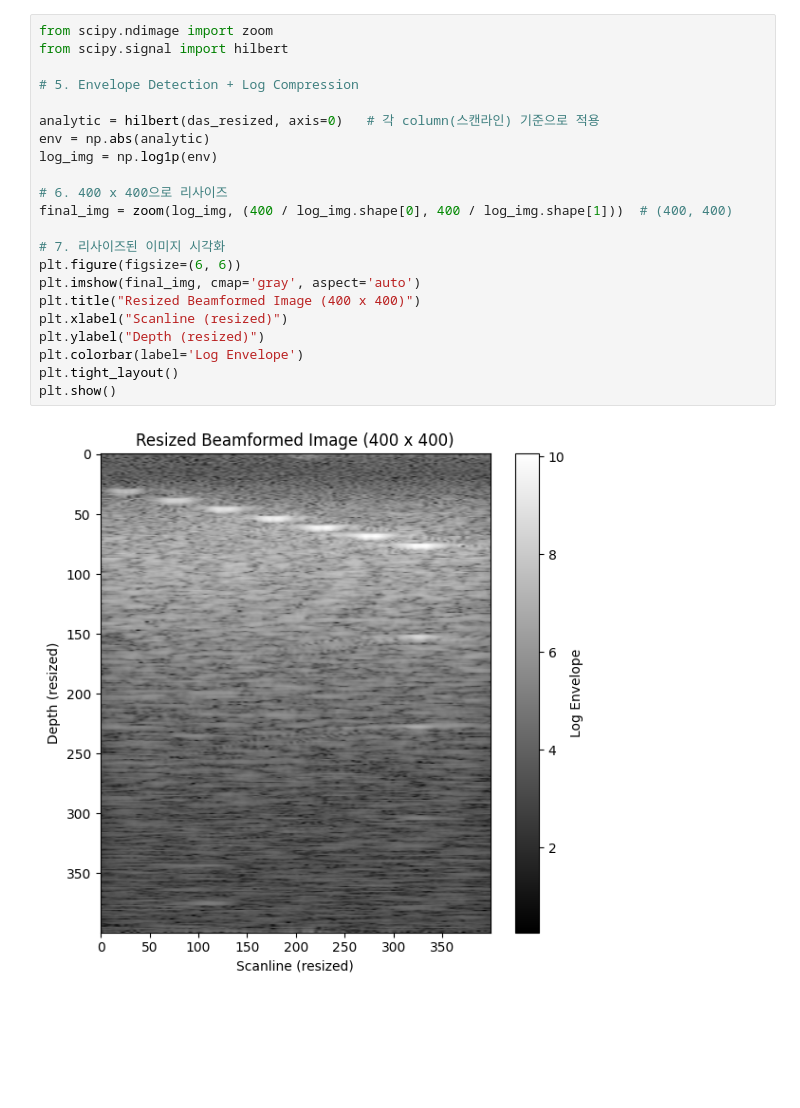
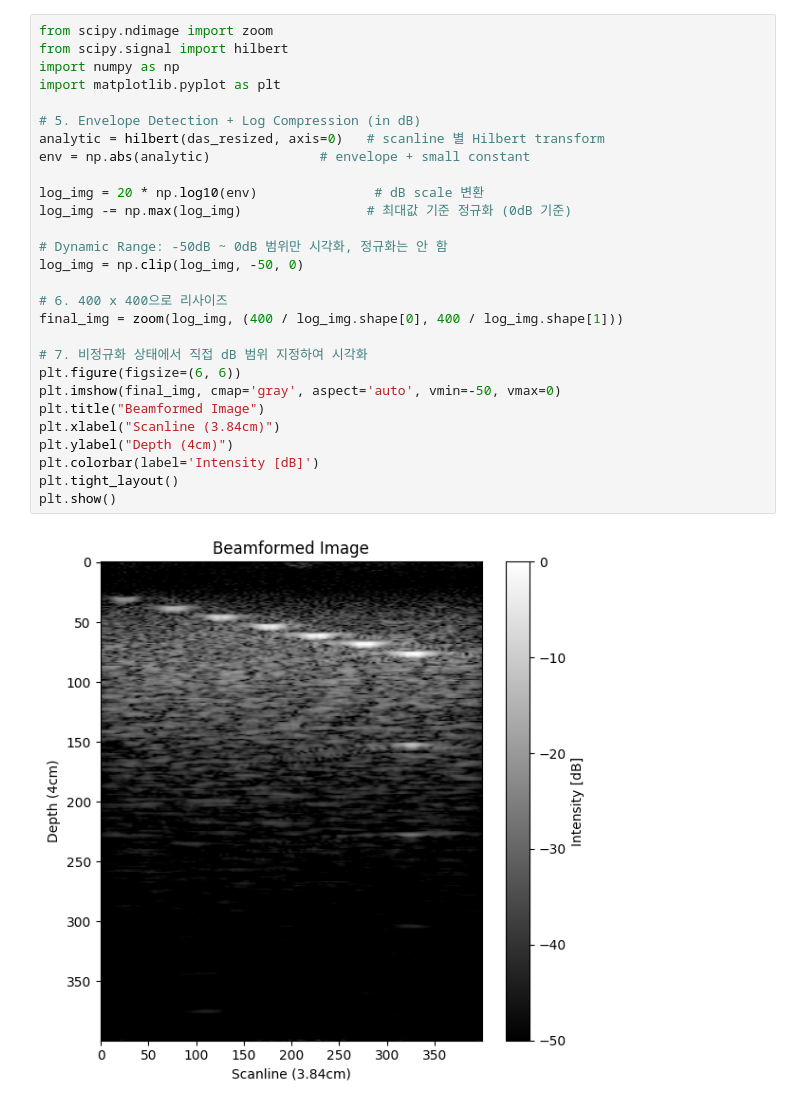
Before and after one commit to MUNHYUNBOO/Medical-Image-Processing, a Jupyter notebook: task2.ipynb, the cells around one changed output. Drawn from its saved outputs; the diff is of its cells as text; blank space fills up the shorter version.

```diff
--- a/task2.ipynb
+++ b/task2.ipynb
@@ -93,24 +90,30 @@ plt.show()
-# %%
-from scipy.ndimage import zoom
-from scipy.signal import hilbert
-
-# 5. Envelope Detection + Log Compression
-
-analytic = hilbert(das_resized, axis=0)   # 각 column(스캔라인) 기준으로 적용
-env = np.abs(analytic)
-log_img = np.log1p(env)
-
-# 6. 400 x 400으로 리사이즈
-final_img = zoom(log_img, (400 / log_img.shape[0], 400 / log_img.shape[1]))  # (400, 400)
-
-# 7. 리사이즈된 이미지 시각화
-plt.figure(figsize=(6, 6))
-plt.imshow(final_img, cmap='gray', aspect='auto')
-plt.title("Resized Beamformed Image (400 x 400)")
-plt.xlabel("Scanline (resized)")
-plt.ylabel("Depth (resized)")
-plt.colorbar(label='Log Envelope')
-plt.tight_layout()
-plt.show()
-# %% [output]
-[figure, removed]
+# %%
+from scipy.ndimage import zoom
+from scipy.signal import hilbert
+import numpy as np
+import matplotlib.pyplot as plt
+
+# 5. Envelope Detection + Log Compression (in dB)
+analytic = hilbert(das_resized, axis=0)   # scanline 별 Hilbert transform
+env = np.abs(analytic)              # envelope + small constant
+
+log_img = 20 * np.log10(env)               # dB scale 변환
+log_img -= np.max(log_img)                # 최대값 기준 정규화 (0dB 기준)
+
+# Dynamic Range: -50dB ~ 0dB 범위만 시각화, 정규화는 안 함
+log_img = np.clip(log_img, -50, 0)
+
+# 6. 400 x 400으로 리사이즈
+final_img = zoom(log_img, (400 / log_img.shape[0], 400 / log_img.shape[1]))
+
+# 7. 비정규화 상태에서 직접 dB 범위 지정하여 시각화
+plt.figure(figsize=(6, 6))
+plt.imshow(final_img, cmap='gray', aspect='auto', vmin=-50, vmax=0)
+plt.title("Beamformed Image")
+plt.xlabel("Scanline (3.84cm)")
+plt.ylabel("Depth (4cm)")
+plt.colorbar(label='Intensity [dB]')
+plt.tight_layout()
+plt.show()
+# %% [output]
+[figure, added]
```
Also changed, not shown: parts of 3 cells of this notebook.
